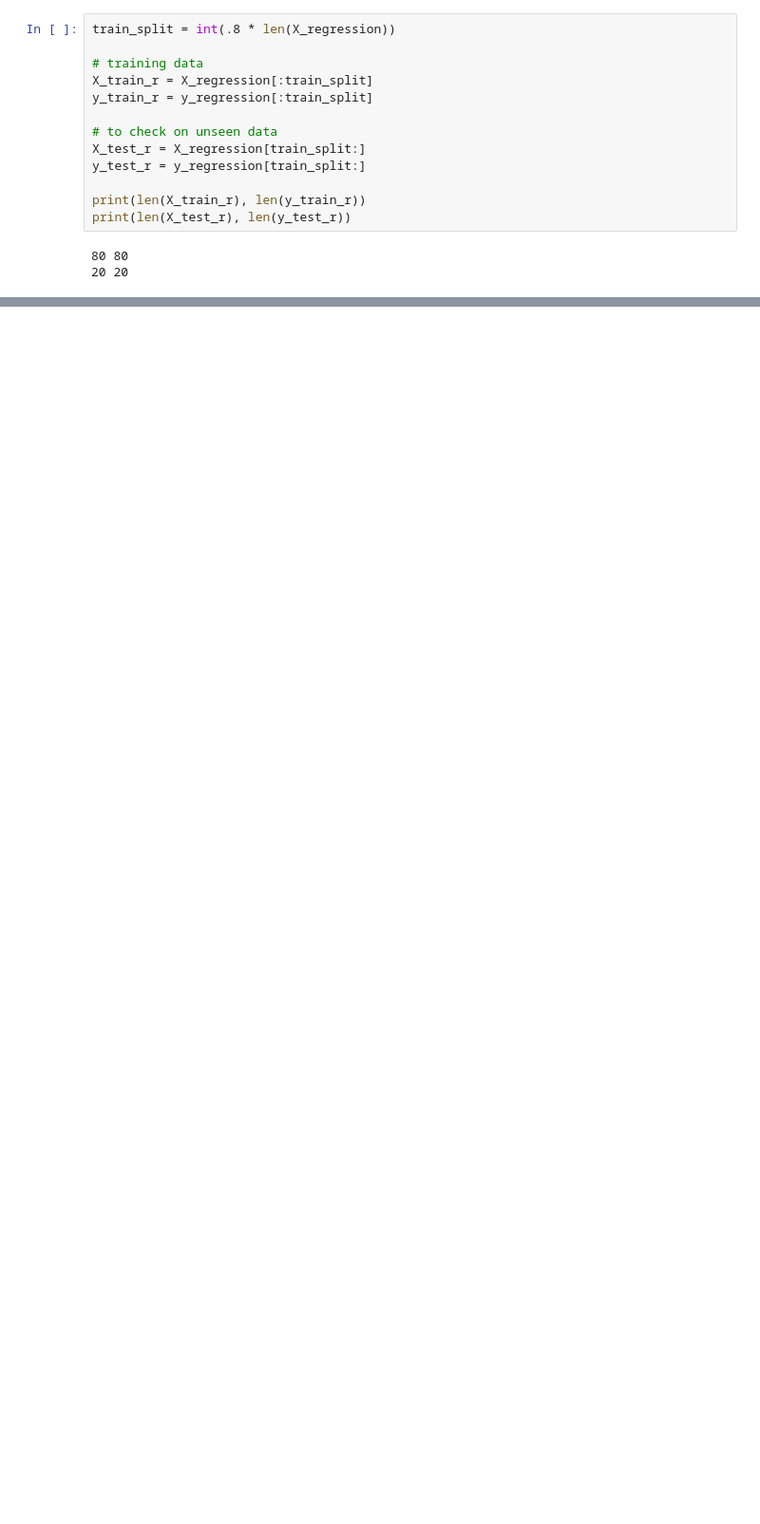
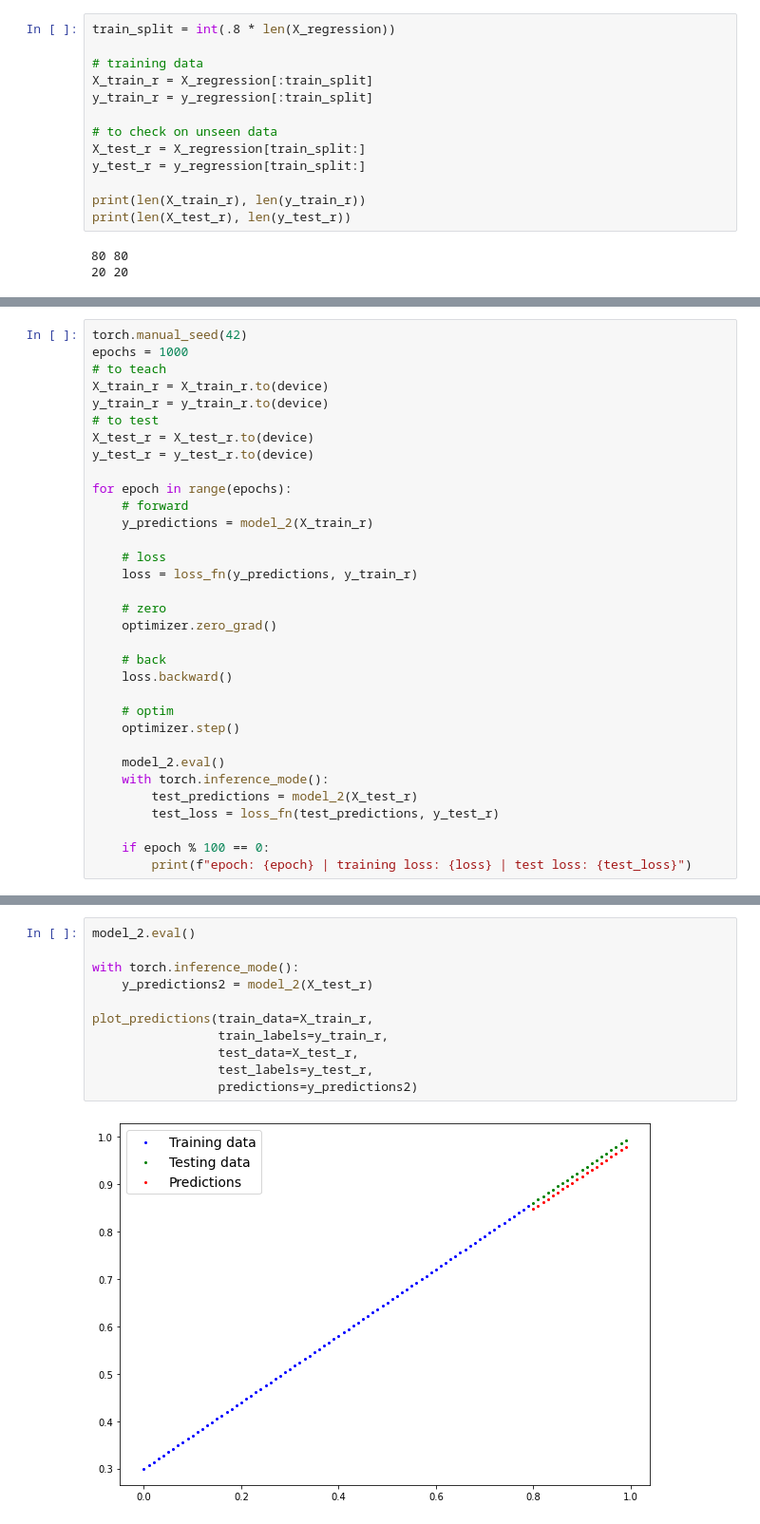
Before and after one commit to ideaguy3d/data-engineering-practice, a Jupyter notebook: ztm_pytorch_practice/s4_pytorch_nn_classification.ipynb, the cells around one changed output, grey strips where cells are left out. Shown at 95% size. Saved outputs shown, nothing was run; the diff lists cells and outputs as text; blank space fills up the shorter version.

```diff
--- a/ztm_pytorch_practice/s4_pytorch_nn_classification.ipynb
+++ b/ztm_pytorch_practice/s4_pytorch_nn_classification.ipynb
@@ -429,0 +483,33 @@ print(len(X_test_r), len(y_test_r))
+# %%
+torch.manual_seed(42)
+epochs = 1000
+# to teach
+X_train_r = X_train_r.to(device)
+y_train_r = y_train_r.to(device)
+# to test
+X_test_r = X_test_r.to(device)
+y_test_r = y_test_r.to(device)
+
+for epoch in range(epochs):
+    # forward
+    y_predictions = model_2(X_train_r)
+
+    # loss
+    loss = loss_fn(y_predictions, y_train_r)
+
+    # zero
+    optimizer.zero_grad()
+
+    # back
+    loss.backward()
+
+    # optim
+    optimizer.step()
+
+    model_2.eval()
+    with torch.inference_mode():
+        test_predictions = model_2(X_test_r)
+        test_loss = loss_fn(test_predictions, y_test_r)
+
+    if epoch % 100 == 0:
+        print(f"epoch: {epoch} | training loss: {loss} | test loss: {test_loss}")
@@ -429,0 +529,13 @@ print(len(X_test_r), len(y_test_r))
+# %%
+model_2.eval()
+
+with torch.inference_mode():
+    y_predictions2 = model_2(X_test_r)
+
+plot_predictions(train_data=X_train_r,
+                 train_labels=y_train_r,
+                 test_data=X_test_r,
+                 test_labels=y_test_r,
+                 predictions=y_predictions2)
+# %% [output]
+[figure, added]
```
Also changed, not shown: parts of 12 cells of this notebook.
